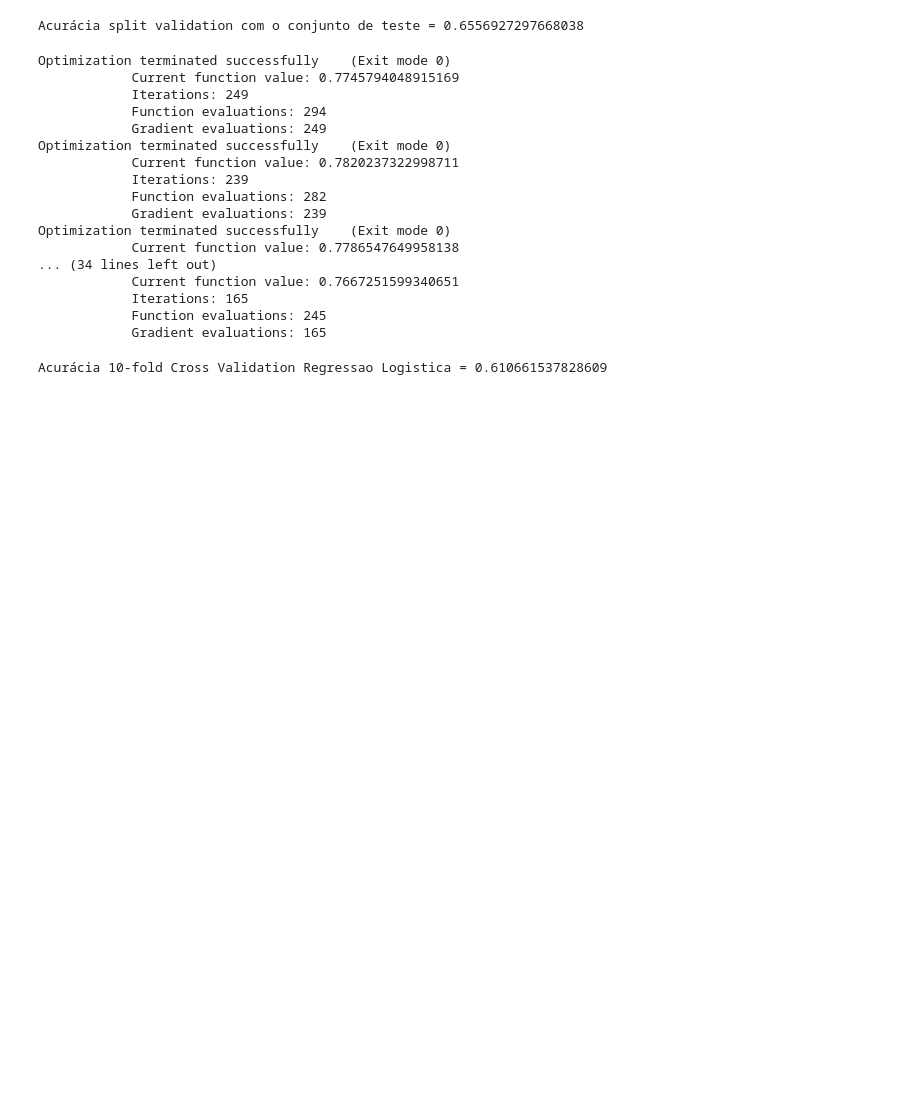
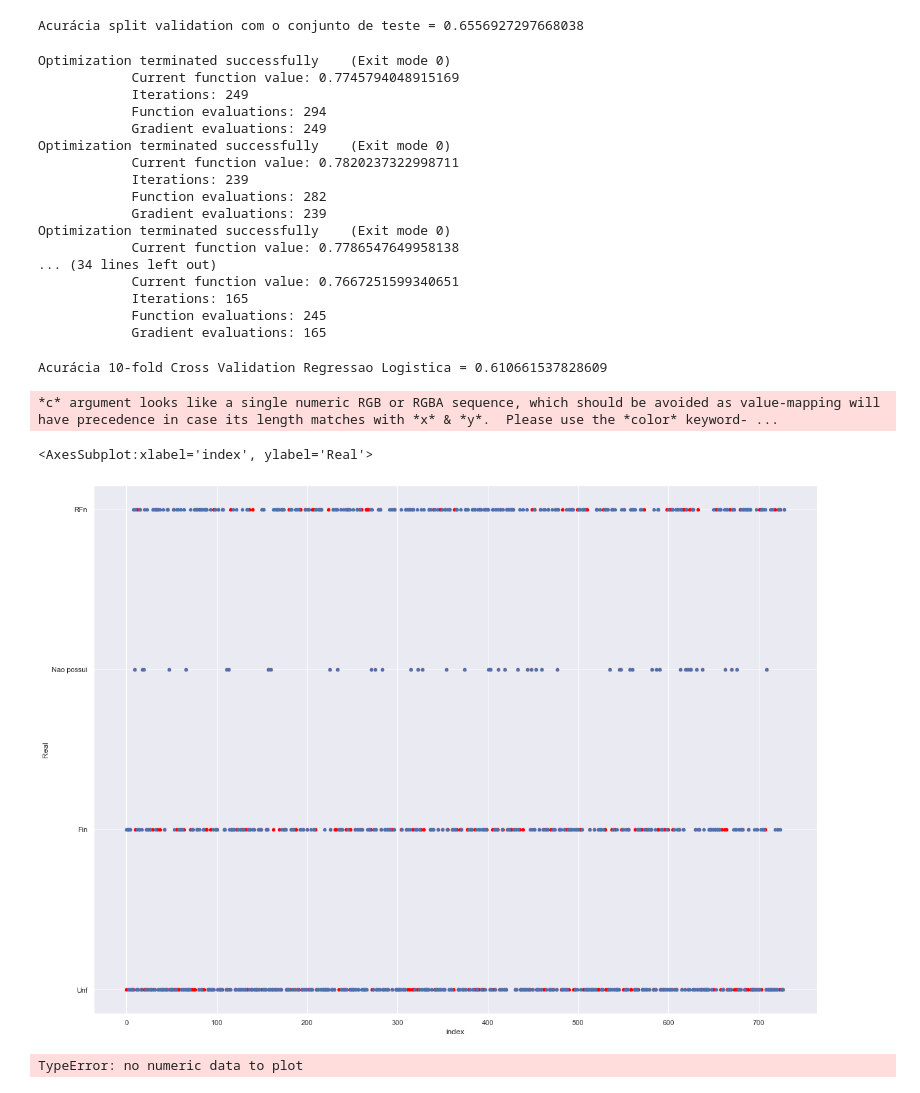
Before and after one commit to fabioheiji/mqaa, a Jupyter notebook: Regressao_logistica_v3.ipynb, the cells around one changed output. Drawn from its saved outputs; the diff is of its cells as text; code cells hidden in the pictures; blank space fills up the shorter version.

```diff
--- a/Regressao_logistica_v3.ipynb
+++ b/Regressao_logistica_v3.ipynb
@@ -308,3 +308,15 @@ Optimization terminated successfully    (Exit mode 0)
 print("Acurácia 10-fold Cross Validation Regressao Logistica = " + str(acc_X_val))
 # %% [output]
 Acurácia 10-fold Cross Validation Regressao Logistica = 0.610661537828609
+# %%
+ax1 = pd.DataFrame(y_pred,columns=['Previsao']).reset_index().plot(kind='scatter',x='index',y='Previsao',c='red')
+# y_test
+pd.DataFrame(y_test,columns=['Real']).reset_index().plot(kind='scatter',x='index',y='Real',ax=ax1)
+# %% [output]
+*c* argument looks like a single numeric RGB or RGBA sequence, which should be avoided as value-mapping will have precedence in case its length matches with *x* & *y*.  Please use the *color* keyword- ...
+<AxesSubplot:xlabel='index', ylabel='Real'>
+[figure, added]
+# %%
+pd.DataFrame(y_pred == y_test).plot(kind='line')
+# %% [output]
+TypeError: no numeric data to plot
```
Also changed, not shown: parts of 3 cells of this notebook.
